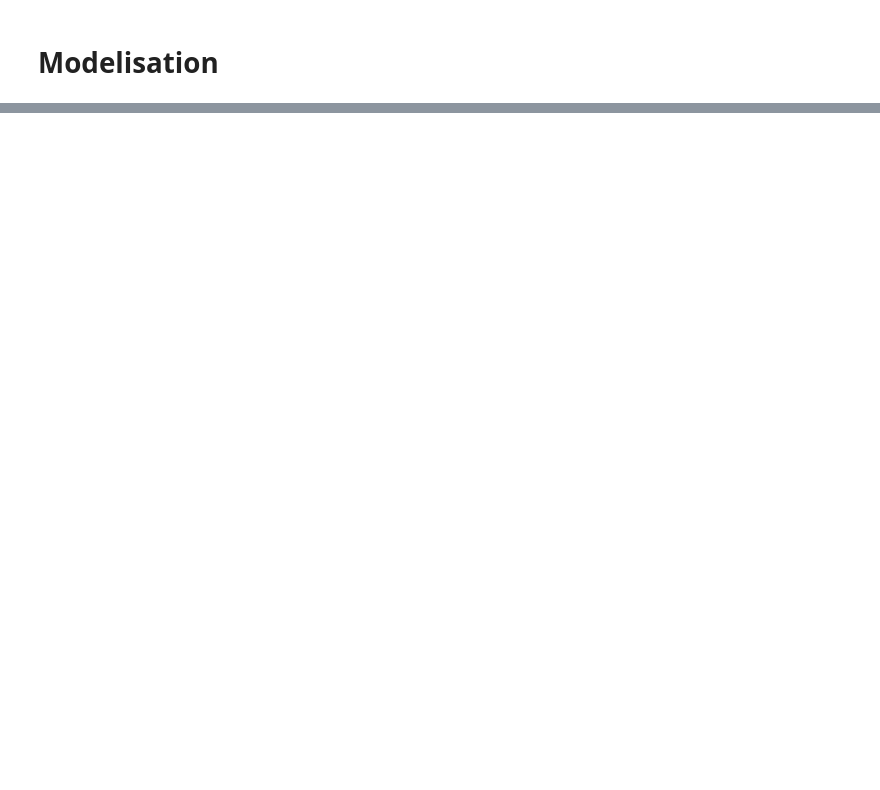
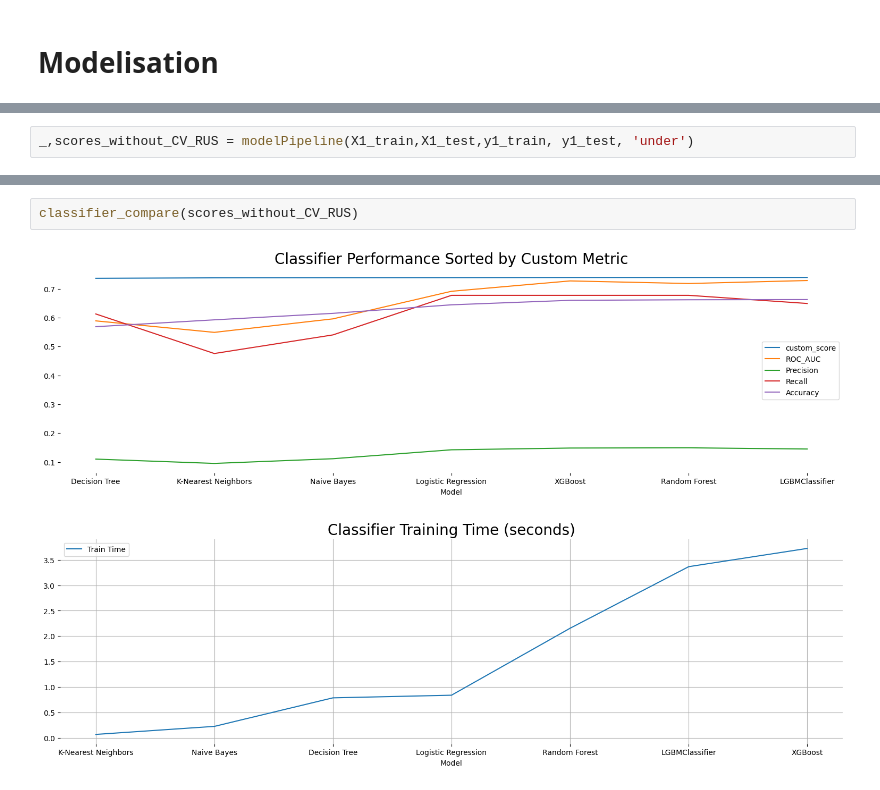
Before and after one commit to Nacim-B/Credit-Default-Risk-Scoring-Model-, a Jupyter notebook: Modelisation.ipynb, the cells around one changed output, grey strips where cells are left out. Drawn from its saved outputs; the diff is of its cells as text; blank space fills up the shorter version.

```diff
--- a/Modelisation.ipynb
+++ b/Modelisation.ipynb
@@ -152,0 +455,2 @@ mlflow.set_tracking_uri("./mlruns")
+# %%
+_,scores_without_CV_RUS = modelPipeline(X1_train,X1_test,y1_train, y1_test, 'under')
@@ -152,0 +476,5 @@ mlflow.set_tracking_uri("./mlruns")
+# %%
+classifier_compare(scores_without_CV_RUS)
+# %% [output]
+[figure, added]
+[figure, added]
```
Also changed, not shown: parts of 61 cells of this notebook.
